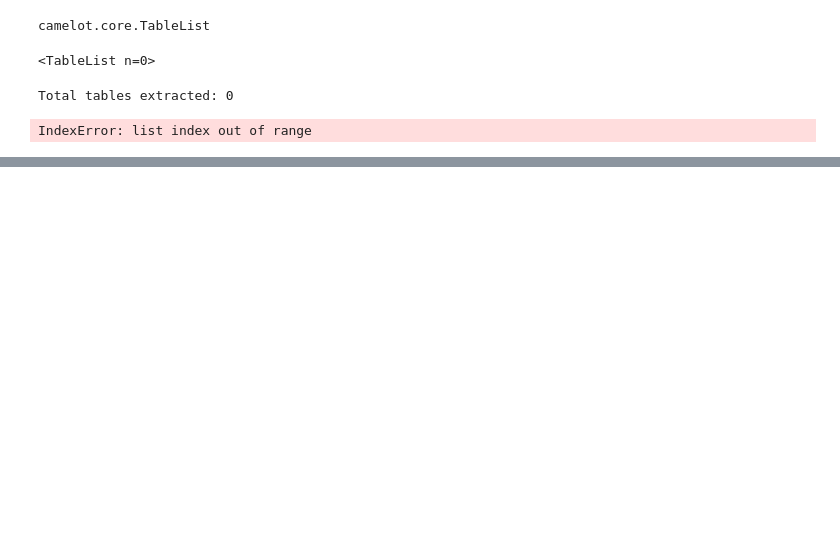
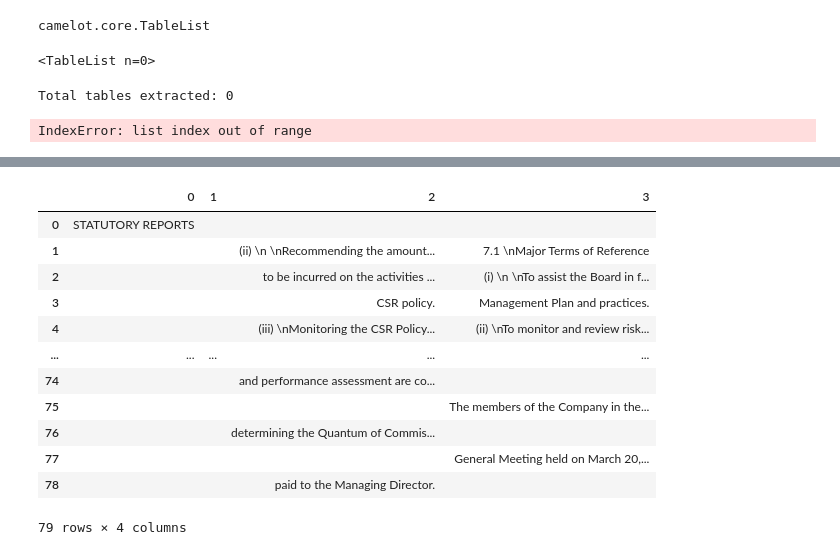
Before and after one commit to anmolagarwal999/Precog_Recruitment_Tasks, a Jupyter notebook: Task_3/extract.ipynb, the cells around one changed output, grey strips where cells are left out. Saved outputs shown, nothing was run; the diff lists cells and outputs as text; code cells hidden in the pictures; blank space fills up the shorter version.

```diff
--- a/Task_3/extract.ipynb
+++ b/Task_3/extract.ipynb
@@ -26,0 +67,16 @@ tables.export("foo.html", f="html")
+# %%
+tables[1].df
+# %% [output]
+|  | 0 | 1 | 2 | 3 |
+| 0 | STATUTORY REPORTS |  |  |  |
+| 1 |  |  | (ii) \n \nRecommending the amount... | 7.1 \nMajor Terms of Reference |
+| 2 |  |  | to be incurred on the activities ... | (i) \n \nTo assist the Board in f... |
+| 3 |  |  | CSR policy. | Management Plan and practices. |
+| 4 |  |  | (iii) \nMonitoring the CSR Policy... | (ii) \nTo monitor and review risk... |
+| ... | ... | ... | ... | ... |
+| 74 |  |  | and performance assessment are co... |  |
+| 75 |  |  |  | The members of the Company in the... |
+| 76 |  |  | determining the Quantum of Commis... |  |
+| 77 |  |  |  | General Meeting held on March 20,... |
+| 78 |  |  | paid to the Managing Director. |  |
+79 rows × 4 columns
```
Also changed, not shown: parts of 22 cells of this notebook, 16 other files.
